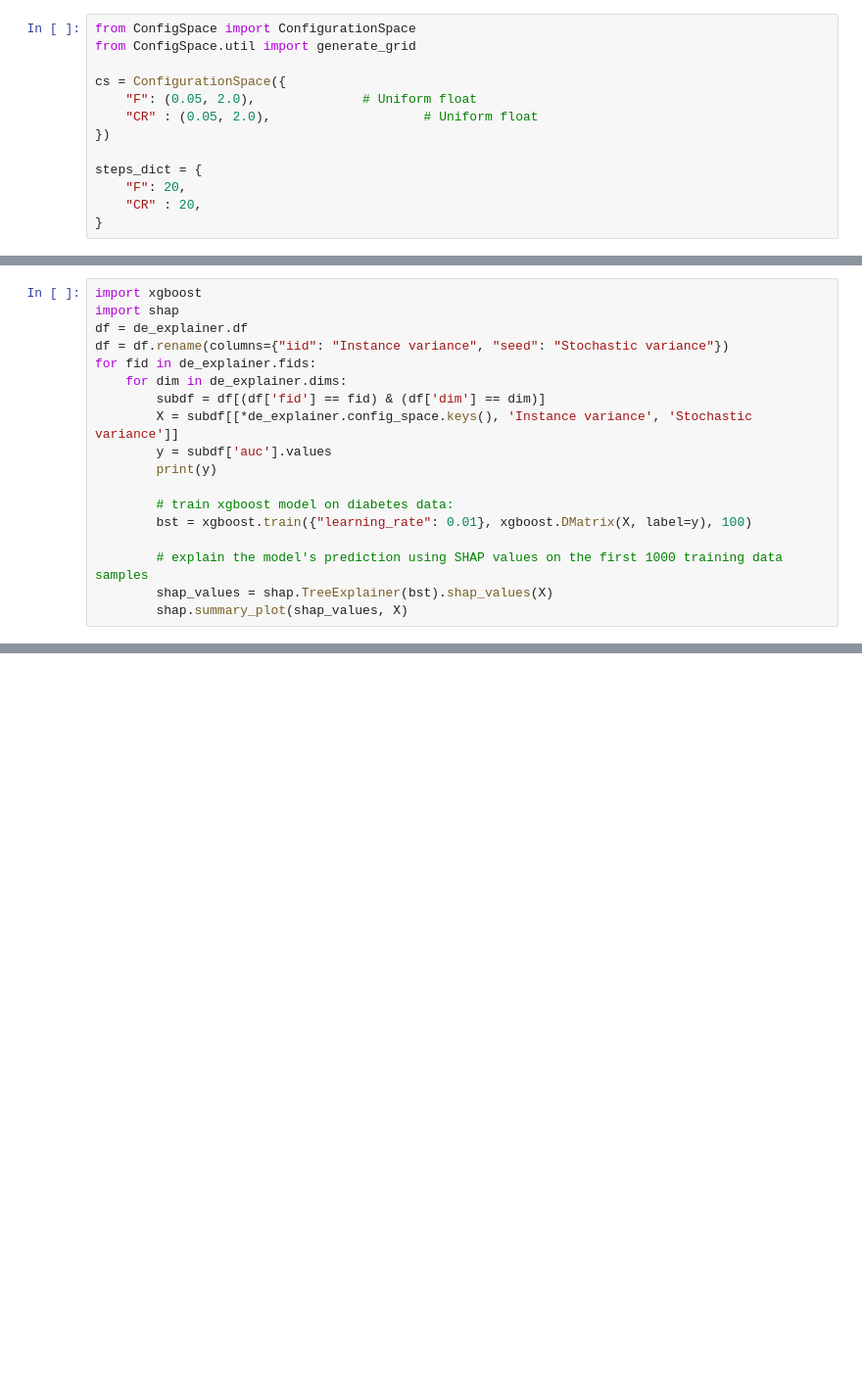
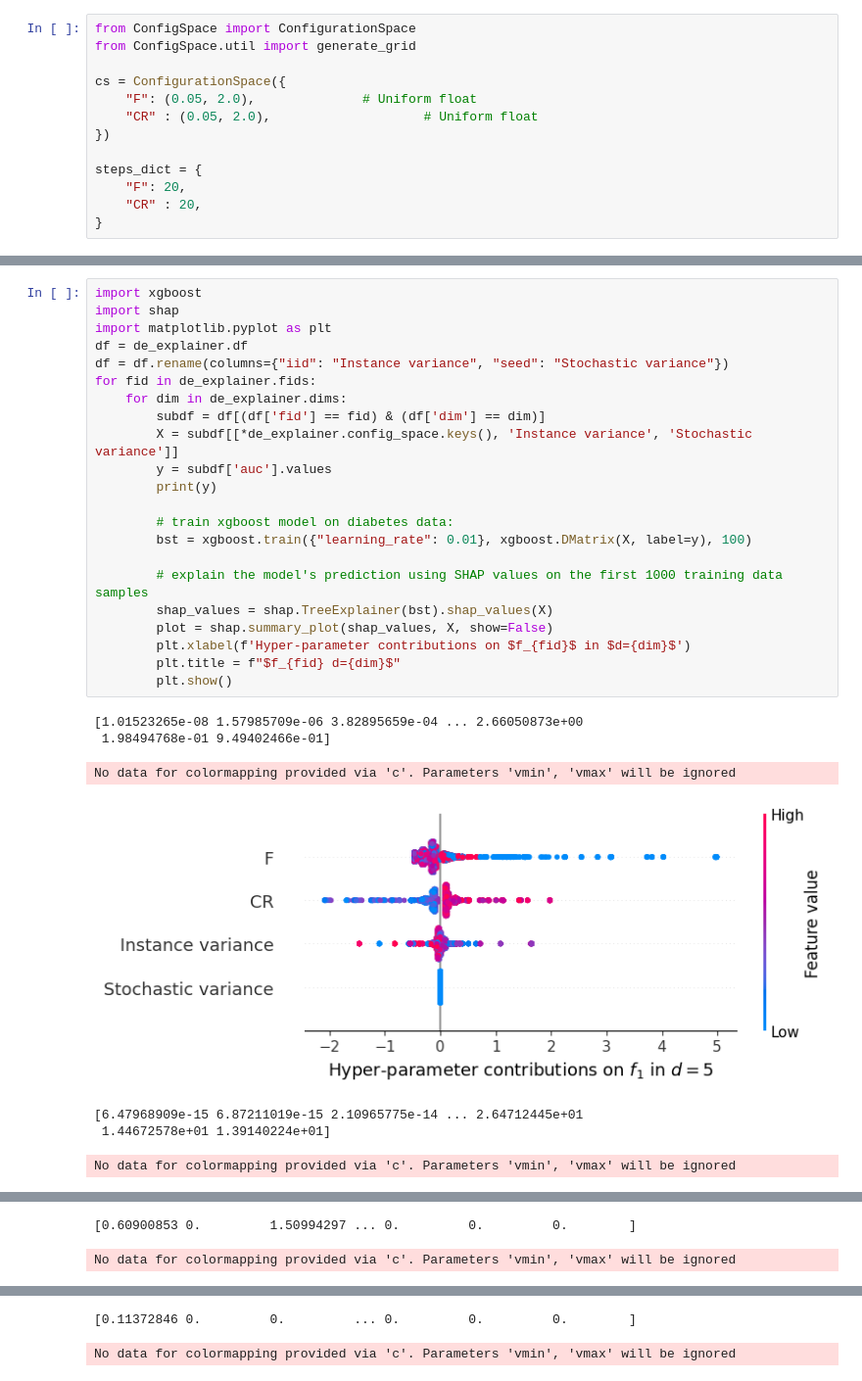
Before and after one commit to nikivanstein/ioh-explainer, a Jupyter notebook: full-example.ipynb, the cells around one changed output, grey strips where cells are left out. Shown at 98% size. Saved outputs shown, nothing was run; the diff lists cells and outputs as text; blank space fills up the shorter version.

```diff
--- a/full-example.ipynb
+++ b/full-example.ipynb
@@ -62,18 +79,30 @@ Stack trace:
 # %%
 import xgboost
 import shap
+import matplotlib.pyplot as plt
 df = de_explainer.df
 df = df.rename(columns={"iid": "Instance variance", "seed": "Stochastic variance"})
 for fid in de_explainer.fids:
     for dim in de_explainer.dims:
         subdf = df[(df['fid'] == fid) & (df['dim'] == dim)]
         X = subdf[[*de_explainer.config_space.keys(), 'Instance variance', 'Stochastic variance']]
         y = subdf['auc'].values
         print(y)
 
         # train xgboost model on diabetes data:
         bst = xgboost.train({"learning_rate": 0.01}, xgboost.DMatrix(X, label=y), 100)
 
         # explain the model's prediction using SHAP values on the first 1000 training data samples
         shap_values = shap.TreeExplainer(bst).shap_values(X)
-        shap.summary_plot(shap_values, X)
+        plot = shap.summary_plot(shap_values, X, show=False)
+        plt.xlabel(f'Hyper-parameter contributions on $f_{fid}$ in $d={dim}$')
+        plt.title = f"$f_{fid} d={dim}$"
+        plt.show()
+# %% [output]
+[1.01523265e-08 1.57985709e-06 3.82895659e-04 ... 2.66050873e+00
+ 1.98494768e-01 9.49402466e-01]
+No data for colormapping provided via 'c'. Parameters 'vmin', 'vmax' will be ignored
+[figure, added]
+[6.47968909e-15 6.87211019e-15 2.10965775e-14 ... 2.64712445e+01
+ 1.44672578e+01 1.39140224e+01]
+No data for colormapping provided via 'c'. Parameters 'vmin', 'vmax' will be ignored
@@ -79,0 +110,2 @@ for fid in de_explainer.fids:
+[0.60900853 0.         1.50994297 ... 0.         0.         0.        ]
+No data for colormapping provided via 'c'. Parameters 'vmin', 'vmax' will be ignored
@@ -79,0 +113,2 @@ for fid in de_explainer.fids:
+[0.11372846 0.         0.         ... 0.         0.         0.        ]
+No data for colormapping provided via 'c'. Parameters 'vmin', 'vmax' will be ignored
```
Also changed, not shown: parts of 3 cells of this notebook, 1 other file.
